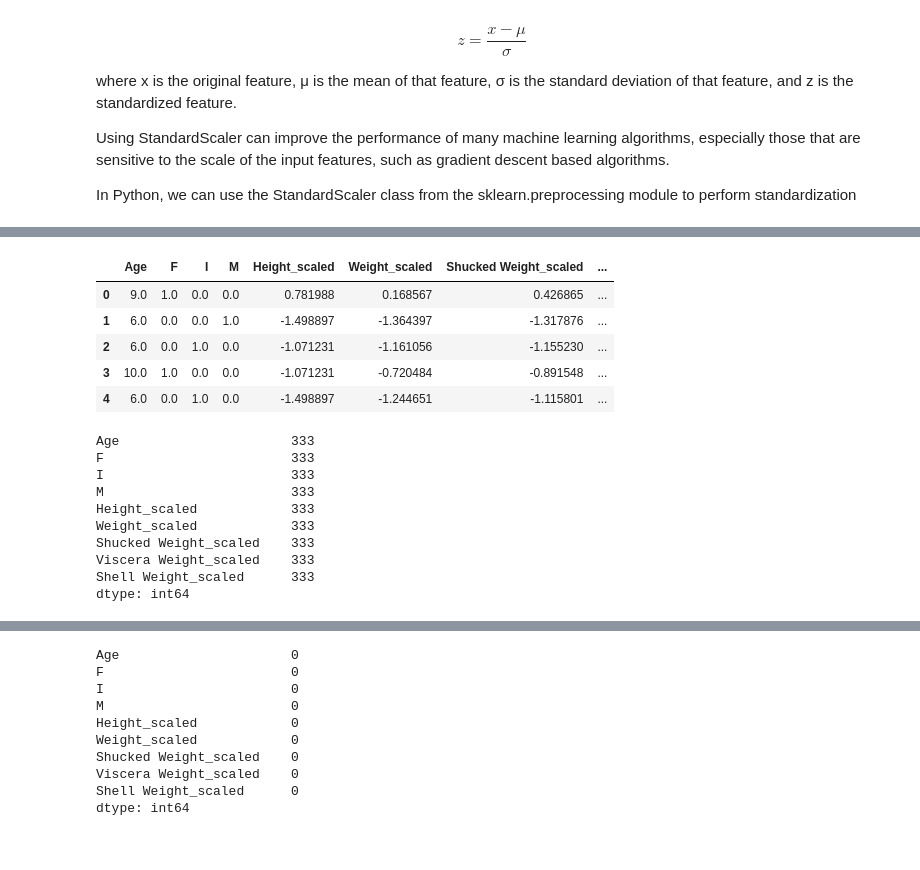
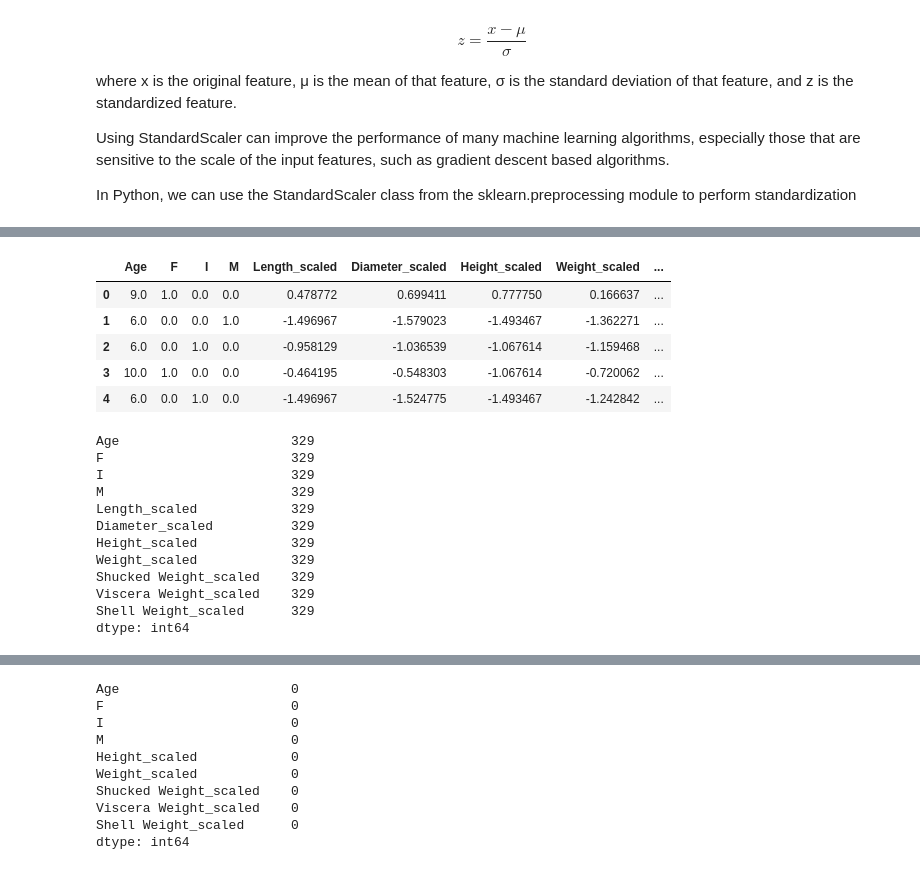
Before and after one commit to Aravinth-Megnath/Crab, a Jupyter notebook: crab_age_prediction.ipynb, the cells around one changed output, grey strips where cells are left out. Cells and saved outputs as stored; diff of their text form; code cells hidden in the pictures.

```diff
--- a/crab_age_prediction.ipynb
+++ b/crab_age_prediction.ipynb
@@ -154,7 +89,7 @@ To find outliers in the any column of a Pandas DataFrame, we can use various sta
 # for all columns
 Q1 = df1.quantile(0.25)
 Q3 = df1.quantile(0.75)
-IQR = q3-q1
+IQR = Q3-Q1
 IQR
 
 # Find any data points that fall more than 1.5 times the IQR below Q1 or
@@ -330,2 +149,0 @@ strong multicollinearity or other numerical problems.
-# %%
-df2['TotalWeight'] = df2['Weight'] + df2['Shucked Weight'] + df2['Viscera Weight'] + df2['Shell Weight']
@@ -338,14 +149,0 @@ See the caveats in the documentation: https://pandas.pydata.org/pandas-docs/stab
-# %%
-
-# Create a new variable for the total weight
-df2['TotalWeight'] = df2['Weight'] + df2['Shucked Weight'] + df2['Viscera Weight'] + df2['Shell Weight']
-
-# Run the regression with the new variable
-import statsmodels.api as sm
-
-X = sm.add_constant(df2[['Height', 'TotalWeight']])
-y = df['Age']
-
-model = sm.OLS(y, X).fit()
-
-print(model.summary())
@@ -419,13 +150,13 @@ sns.heatmap(corr_matrix3,cmap='viridis',annot=True)
 # %%
 # apply one-hot encoding to the "Sex" column
-one_hot_sex = pd.get_dummies(df3.Sex)
+one_hot_sex = pd.get_dummies(df2.Sex)
 
 # concatenate the one-hot encoded columns with the original DataFrame
-df4 = pd.concat([df3,one_hot_sex],axis =1)
+df3 = pd.concat([df2,one_hot_sex],axis =1)
 
 # remove the original "Sex" column
-df4.drop(columns='Sex',inplace=True)
+df3.drop(columns='Sex',inplace=True)
 
 # view the updated DataFrame
-df4.head()
+df3.head()
 # %% [output]
@@ -448,47 +426,49 @@ In Python, we can use the StandardScaler class from the sklearn.preprocessing mo
 # %%
 from sklearn.preprocessing import StandardScaler
 
 # select the columns to be scaled
-columns_to_scale = ['Height', 'Weight', 'Shucked Weight', 'Viscera Weight', 'Shell Weight']
+columns_to_scale = ['Length','Diameter','Height', 'Weight', 'Shucked Weight', 'Viscera Weight', 'Shell Weight']
 
 # create a new dataframe with the selected columns
-df_scaled = df5[columns_to_scale].copy()
+df_scaled = df3[columns_to_scale].copy()
 
 # create a StandardScaler object and fit_transform the selected columns
 scaler = StandardScaler()
 scaled_values = scaler.fit_transform(df_scaled)
 
 # create new column names for the scaled values
 new_column_names = [col + '_scaled' for col in columns_to_scale]
 
 # create a new dataframe with the scaled values and new column names
 df_scaled = pd.DataFrame(data=scaled_values, columns=new_column_names)
 
 # concatenate the scaled dataframe with the original dataframe
-df6 = pd.concat([df5, df_scaled], axis=1)
+df4 = pd.concat([df3, df_scaled], axis=1)
 
 # drop the original unscaled columns
-df6.drop(columns_to_scale, axis=1, inplace=True)
+df4.drop(columns_to_scale, axis=1, inplace=True)
 
 # display the resulting dataframe
-df6.head()
+df4.head()
 # %% [output]
-|  | Age | F | I | M | Height_scaled | Weight_scaled | Shucked Weight_scaled | ... |
-| 0 | 9.0 | 1.0 | 0.0 | 0.0 | 0.781988 | 0.168567 | 0.426865 | ... |
-| 1 | 6.0 | 0.0 | 0.0 | 1.0 | -1.498897 | -1.364397 | -1.317876 | ... |
-| 2 | 6.0 | 0.0 | 1.0 | 0.0 | -1.071231 | -1.161056 | -1.155230 | ... |
-| 3 | 10.0 | 1.0 | 0.0 | 0.0 | -1.071231 | -0.720484 | -0.891548 | ... |
-| 4 | 6.0 | 0.0 | 1.0 | 0.0 | -1.498897 | -1.244651 | -1.115801 | ... |
+|  | Age | F | I | M | Length_scaled | Diameter_scaled | Height_scaled | Weight_scaled | ... |
+| 0 | 9.0 | 1.0 | 0.0 | 0.0 | 0.478772 | 0.699411 | 0.777750 | 0.166637 | ... |
+| 1 | 6.0 | 0.0 | 0.0 | 1.0 | -1.496967 | -1.579023 | -1.493467 | -1.362271 | ... |
+| 2 | 6.0 | 0.0 | 1.0 | 0.0 | -0.958129 | -1.036539 | -1.067614 | -1.159468 | ... |
+| 3 | 10.0 | 1.0 | 0.0 | 0.0 | -0.464195 | -0.548303 | -1.067614 | -0.720062 | ... |
+| 4 | 6.0 | 0.0 | 1.0 | 0.0 | -1.496967 | -1.524775 | -1.493467 | -1.242842 | ... |
 # %%
-df6.isnull().sum()
+df4.isnull().sum()
 # %% [output]
-Age                      333
-F                        333
-I                        333
-M                        333
-Height_scaled            333
-Weight_scaled            333
-Shucked Weight_scaled    333
-Viscera Weight_scaled    333
-Shell Weight_scaled      333
+Age                      329
+F                        329
+I                        329
+M                        329
+Length_scaled            329
+Diameter_scaled          329
+Height_scaled            329
+Weight_scaled            329
+Shucked Weight_scaled    329
+Viscera Weight_scaled    329
+Shell Weight_scaled      329
 dtype: int64
```
Also changed, not shown: parts of 72 cells of this notebook.
